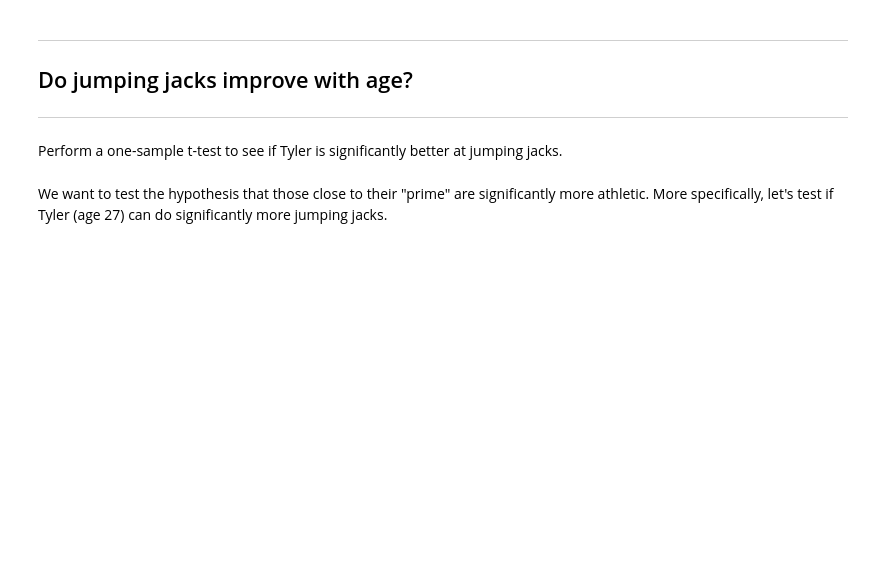
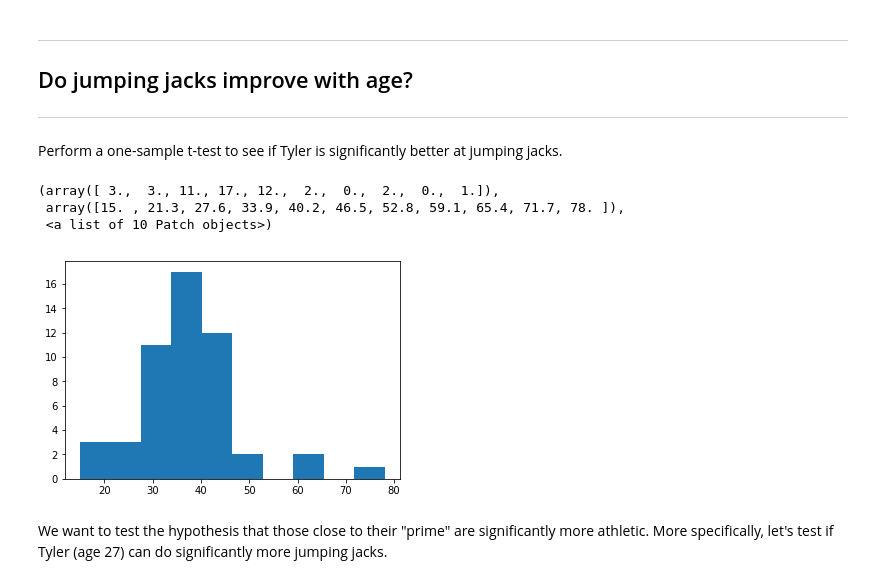
Before and after one commit to asizemore/ENM_375_lecture_code, a Jupyter notebook: lecture_16_03_26_2020/Lecture_16_exercises.ipynb, the cells around one changed output. Cells and saved outputs as stored; diff of their text form; code cells hidden in the pictures; blank space fills up the shorter version.

```diff
--- a/lecture_16_03_26_2020/Lecture_16_exercises.ipynb
+++ b/lecture_16_03_26_2020/Lecture_16_exercises.ipynb
@@ -77,6 +104,18 @@ jumping_jacks = [32., 21., 43., 15., 60., 43., 33., 35., 32., 42., 51., 36., 34.
+# %%
+jumping_jacks = [35., 26., 39., 33., 60., 35., 34., 21., 39., 43., 65., 42., 43.,
+       38., 39., 37., 30., 32., 41., 35., 38., 35., 29., 30., 32., 32.,
+       42., 37., 32., 48., 25., 42., 25., 78., 44., 51., 32., 34., 15.,
+       37., 35., 45., 44., 45., 44., 31., 35., 20., 36., 31., 45.]
 # %%
 ## Is the jumping_jack data normal?
 # How should we check?
+
+plt.hist(jumping_jacks)
+# %% [output]
+(array([ 3.,  3., 11., 17., 12.,  2.,  0.,  2.,  0.,  1.]),
+ array([15. , 21.3, 27.6, 33.9, 40.2, 46.5, 52.8, 59.1, 65.4, 71.7, 78. ]),
+ <a list of 10 Patch objects>)
+[figure, added]
 # %% [markdown]
 We want to test the hypothesis that those close to their "prime" are significantly more athletic. More specifically, let's test if Tyler (age 27) can do significantly more jumping jacks.
 # %%
```
Also changed, not shown: parts of 8 cells of this notebook, 3 other files.
